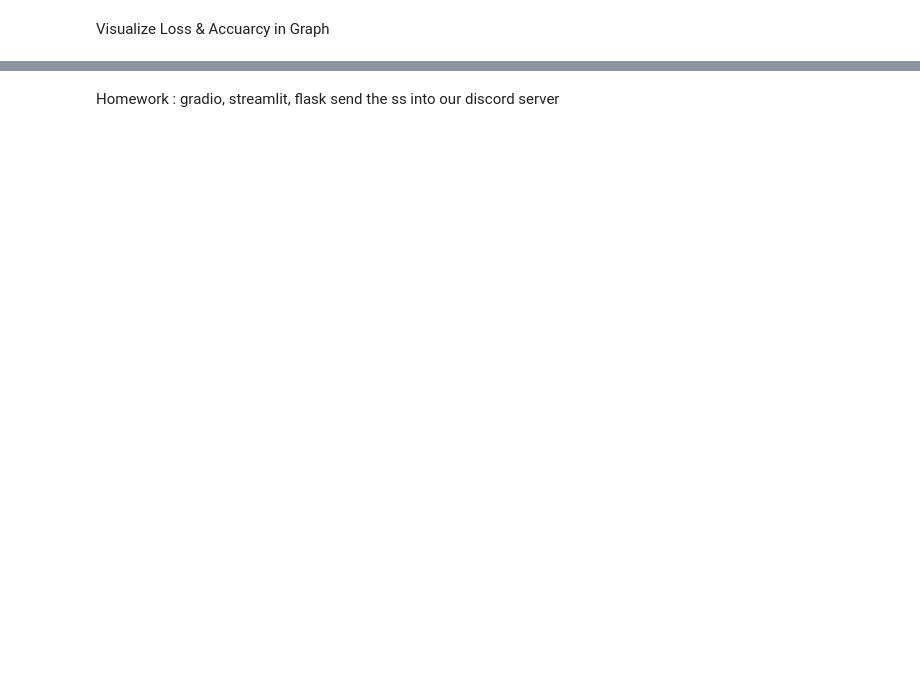
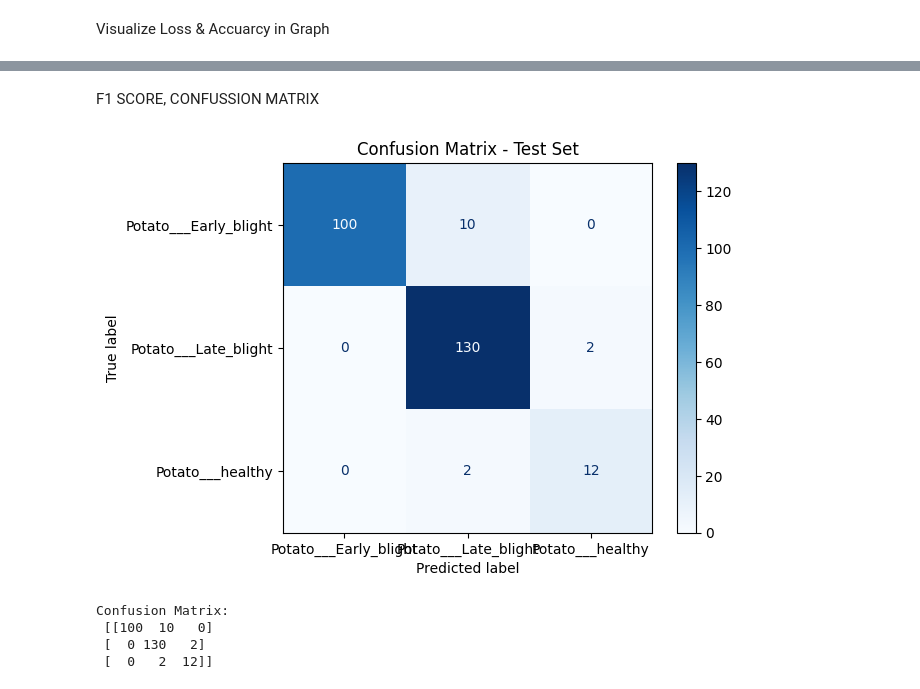
Before and after one commit to GilangPradnyana/POTATO_DISEASE, a Jupyter notebook: Potato Disease Classification.ipynb, the cells around one changed output, grey strips where cells are left out. Saved outputs shown, nothing was run; the diff lists cells and outputs as text; code cells hidden in the pictures; blank space fills up the shorter version.

Commit message:
Add the confussion Matrix

```diff
--- a/Potato Disease Classification.ipynb
+++ b/Potato Disease Classification.ipynb
@@ -342,3 +343,33 @@ for images,labels in test_ds.take(1):
-# %% [markdown]
-Homework : gradio, streamlit, flask
-    send the ss into our discord server
+# %% [markdown]
+F1 SCORE, CONFUSSION MATRIX
+# %%
+# ===== Confusion Matrix =====
+
+import numpy as np
+from sklearn.metrics import confusion_matrix, ConfusionMatrixDisplay
+
+y_true, y_pred = [], []
+for images, labels in test_ds:
+    y_true.extend(labels.numpy())              # label asli tiap gambar
+    preds = model.predict(images, verbose=0)   # probabilitas prediksi model
+    y_pred.extend(np.argmax(preds, axis=1))    # ambil kelas dengan probabilitas tertinggi
+
+y_true = np.array(y_true)
+y_pred = np.array(y_pred)
+
+
+cm = confusion_matrix(y_true, y_pred)
+
+disp = ConfusionMatrixDisplay(confusion_matrix=cm, display_labels=classname)
+disp.plot(cmap="Blues")
+plt.title("Confusion Matrix - Test Set")
+plt.show()
+
+# Tampilkan dalam bentuk angka
+print("Confusion Matrix:\n", cm)
+# %% [output]
+[figure, added]
+Confusion Matrix:
+ [[100  10   0]
+ [  0 130   2]
+ [  0   2  12]]
```
Also changed, not shown: parts of 15 cells of this notebook, 1 other file.
